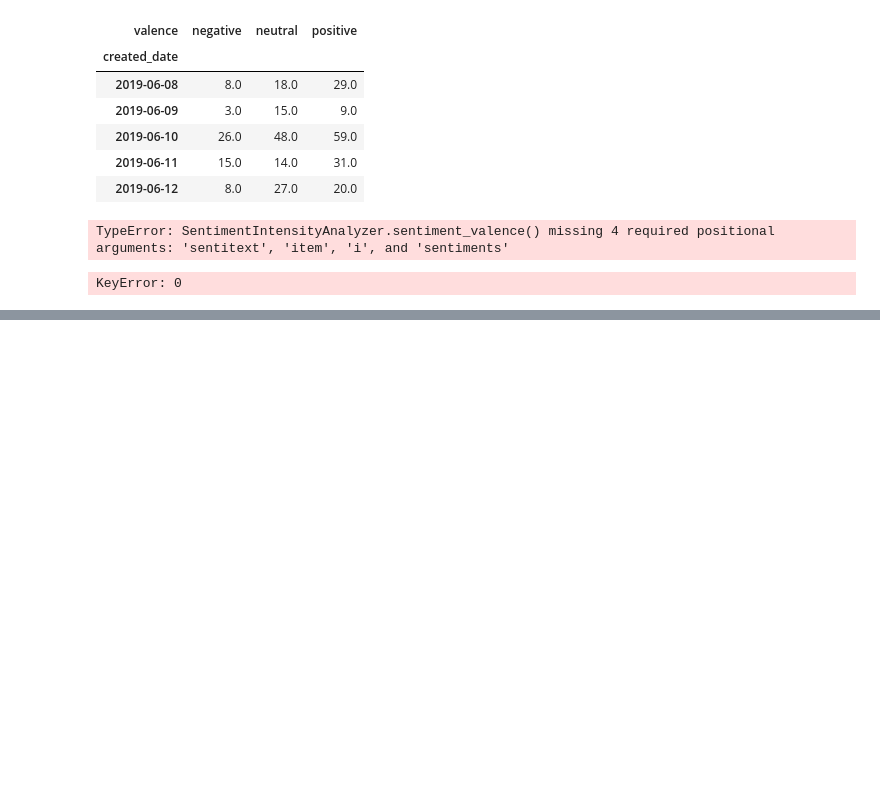
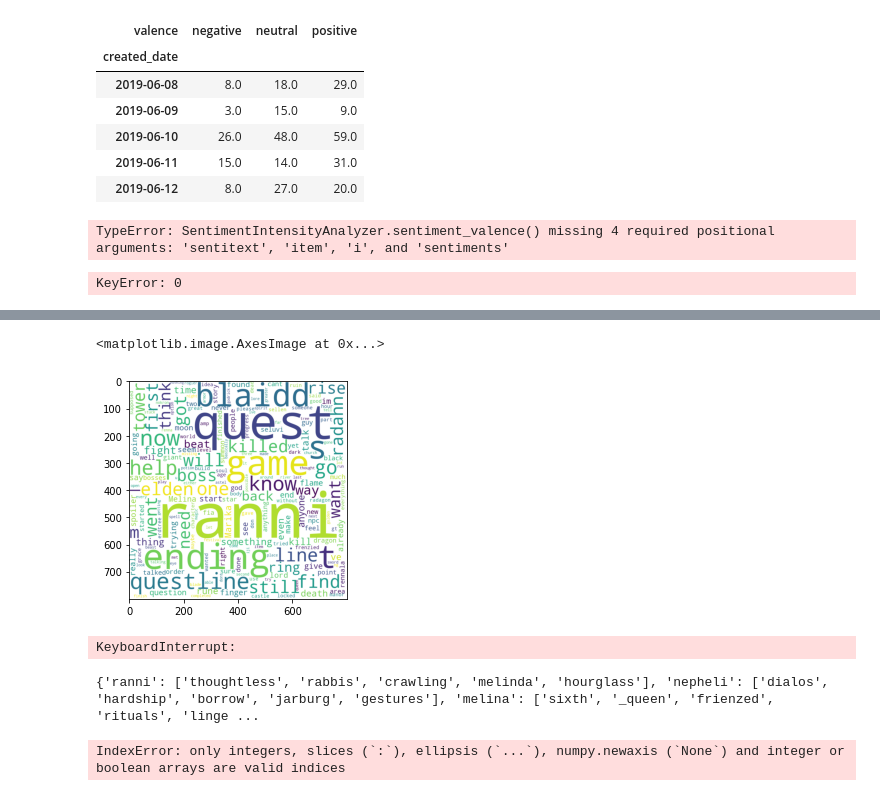
Before and after one commit to NeoJersey/analysis-of-r-eldenring, a Jupyter notebook: Sentiment.ipynb, the cells around one changed output, grey strips where cells are left out. Cells and saved outputs as stored; diff of their text form; code cells hidden in the pictures; blank space fills up the shorter version.

```diff
--- a/Sentiment.ipynb
+++ b/Sentiment.ipynb
@@ -112,0 +142,44 @@ KeyError: 0
+# %%
+plt.imshow(wordcloud)
+# %% [output]
+<matplotlib.image.AxesImage at 0x...>
+[figure, added]
+# %%
+CHARACTERS = ["ranni", "nepheli", "blaidd", "millicent", "melina", "radahn", "godrick", "margit", "malenia", "pot boy", "fia", "patches", "jorge", "torrent", "hodir", "mimic tear", "rya", "sellen", "alexandar", "irina", "latenna", "bloody wolf"]
+ALIAS = {
+    "ranni": ["ranni", "renna", "snow witch"],
+    "malenia": ["valkyrie", "malenia"],
+    "torrent": ["yakul", "torrent"],
+    "alexandar": ["alexandar", "alexander"],
+    "bloddy wolf": ["bloody wolf", "raging wolf"],
+}
+
+def keyword_match(text, keyword):
+    if keyword in text:
+        text_subtracted = text.replace(keyword, "")
+        if len(text_subtracted.split()) == len(text.split()) - len(keyword.split()):
+            return True
+    return False
+
+rows_with_multi_characters = []
+for index, row in df.iterrows():
+    has_character = 0
+    for character in CHARACTERS:
+        if character in ALIAS:
+            for alias in ALIAS[character]:
+                if keyword_match(row.contents, alias):
+                    has_character += 1
+                    break
+
+        else:
+            if keyword_match(row.contents, character):
+                has_character += 1
+                break
+
+        if has_character>=2:
+            rows_with_multi_characters.append(index)
+            break
+
+len(rows_with_multi_characters)
+# %% [output]
+KeyboardInterrupt:
@@ -112,0 +217,33 @@ KeyError: 0
+# %%
+def contents_about_each_character():
+    CHARACTERS = ["ranni", "nepheli", "melina", "radahn", "godrick", "margit", "malenia"]
+    texts = []
+    for character in CHARACTERS:
+        df_cha = df.query("contents.str.contains('{}') and created_date >= '2022-02-25'".format(character), engine="python")
+        texts.append(" ".join(df_cha.contents))
+
+    docs = pd.DataFrame({"characters": CHARACTERS, "texts": texts})
+    return docs
+
+docs = contents_about_each_character()
+
+count = CountVectorizer().fit_transform(docs.texts)
+ctfidf = CTFIDFVectorizer().fit_transform(count, len(docs))
+
+# Create bag of words
+count_vectorizer = CountVectorizer().fit(docs.texts)
+count = count_vectorizer.transform(docs.texts)
+words = count_vectorizer.get_feature_names()
+
+# Extract top 10 words per class
+ctfidf = CTFIDFVectorizer().fit_transform(count, n_samples=len(docs)).toarray()
+words_per_class = {docs.characters[label]: [words[index] for index in ctfidf[label].argsort()[-5:]]
+                   for label in range(len(docs))}
+
+print(words_per_class)
+# %% [output]
+{'ranni': ['thoughtless', 'rabbis', 'crawling', 'melinda', 'hourglass'], 'nepheli': ['dialos', 'hardship', 'borrow', 'jarburg', 'gestures'], 'melina': ['sixth', '_queen', 'frienzed', 'rituals', 'linge ...
+# %%
+ctfidf["ranni"]
+# %% [output]
+IndexError: only integers, slices (`:`), ellipsis (`...`), numpy.newaxis (`None`) and integer or boolean arrays are valid indices
```
Also changed, not shown: parts of 20 cells of this notebook, 3 other files.
